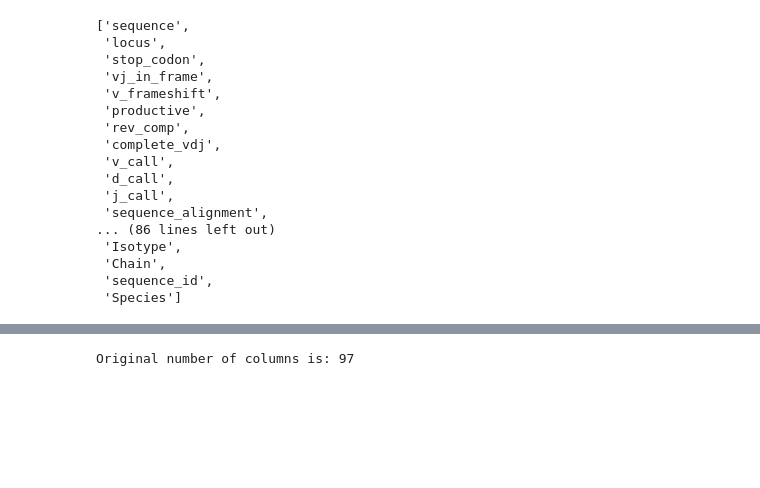
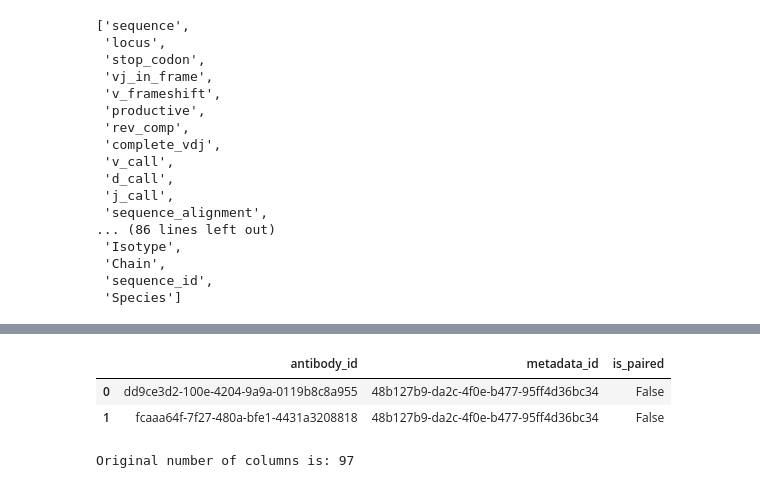
Before and after one commit to cameronhu/AntibodyBigQuery, a Jupyter notebook: notebooks/test_etl.ipynb, the cells around one changed output, grey strips where cells are left out. Drawn from its saved outputs; the diff is of its cells as text; code cells hidden in the pictures; blank space fills up the shorter version.

```diff
--- a/notebooks/test_etl.ipynb
+++ b/notebooks/test_etl.ipynb
@@ -57,3 +76,9 @@ list(heavy_seq_table.columns)
+# %%
+heavy_antibody_table.head()
+# %% [output]
+|  | antibody_id | metadata_id | is_paired |
+| 0 | dd9ce3d2-100e-4204-9a9a-0119b8c8a955 | 48b127b9-da2c-4f0e-b477-95ff4d36bc34 | False |
+| 1 | fcaaa64f-7f27-480a-bfe1-4431a3208818 | 48b127b9-da2c-4f0e-b477-95ff4d36bc34 | False |
 # %%
 # Raw reading of OAS data file
 heavy_sequence_raw = pd.read_csv(heavy_data_file, header=1)
```
Also changed, not shown: parts of 4 cells of this notebook, 3 other files.
